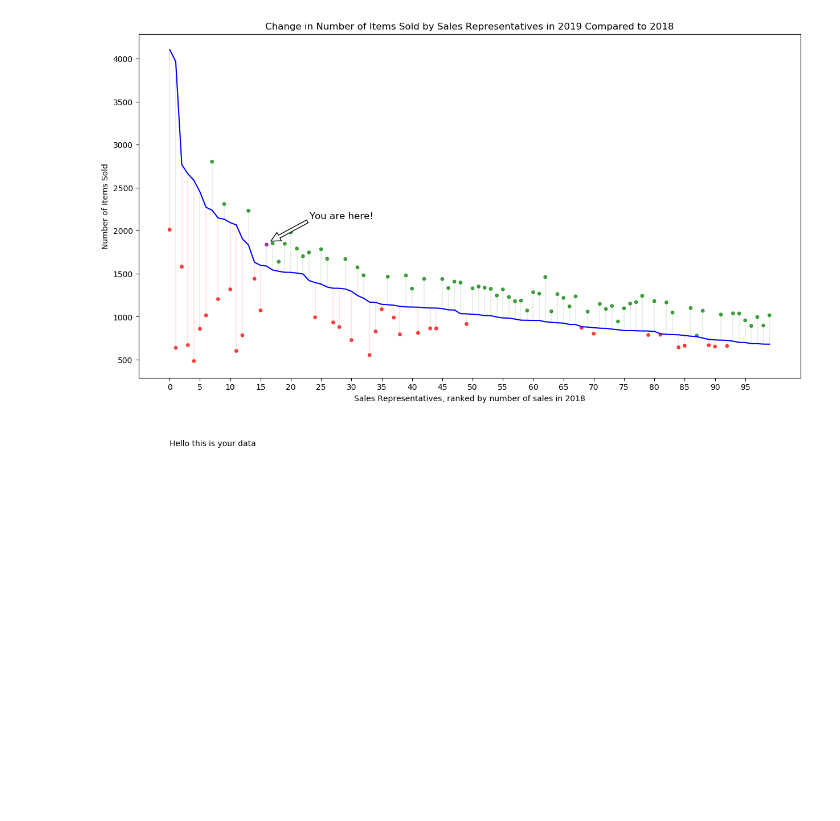
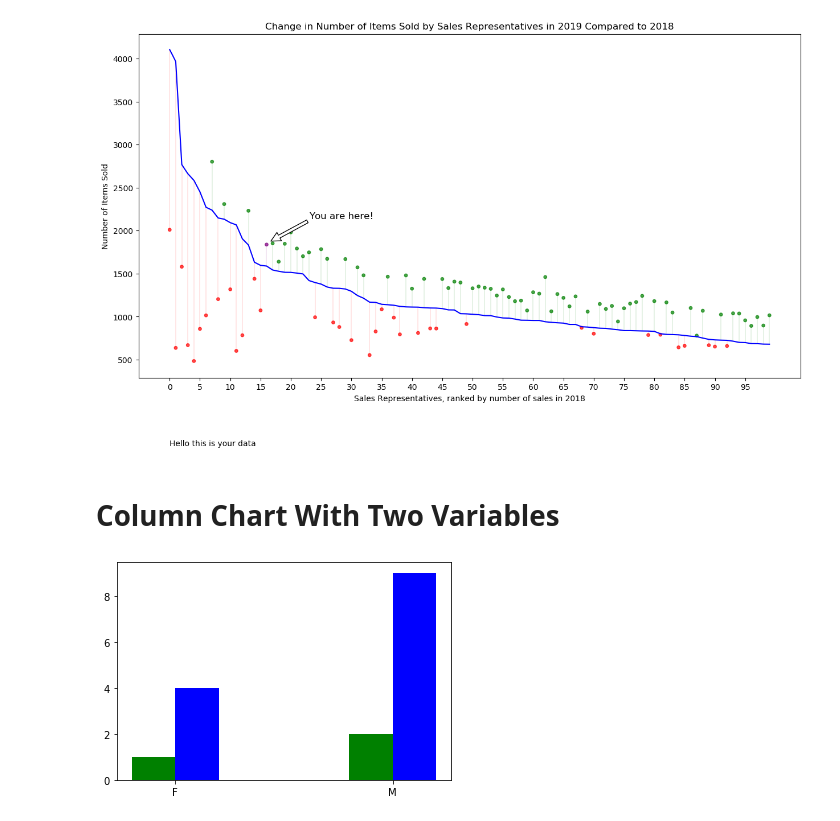
Before and after one commit to Asgmoham84/Cool-Visualizations, a Jupyter notebook: Cool Visualizations.ipynb, the cells around one changed output. Cells and saved outputs as stored; diff of their text form; code cells hidden in the pictures; blank space fills up the shorter version.

```diff
--- a/Cool Visualizations.ipynb
+++ b/Cool Visualizations.ipynb
@@ -254,3 +254,31 @@ def individual_report(sales_rep_ID):
 individual_report('SalesRep_015')
 # %% [output]
 [figure]
+# %% [markdown]
+# Column Chart With Two Variables
+# %%
+import matplotlib.pyplot as plt
+from matplotlib.dates import date2num
+import datetime
+import numpy as np
+
+plt.figure()
+
+x = [
+    'F','M'
+]
+#x = date2num(x)
+
+y = [4, 9]
+z = [1, 2]
+
+
+ax = plt.subplot(111)
+ax.bar([k+0.1 for k in range(0, len(x))], y, width=0.2, color='b', align='center')
+ax.bar([k-0.1 for k in range(0, len(x))], z, width=0.2, color='g', align='center')
+plt.xticks( np.arange(0,2),['F','M'])
+#ax.xaxis_date()
+
+plt.show()
+# %% [output]
+[figure, added]
```
